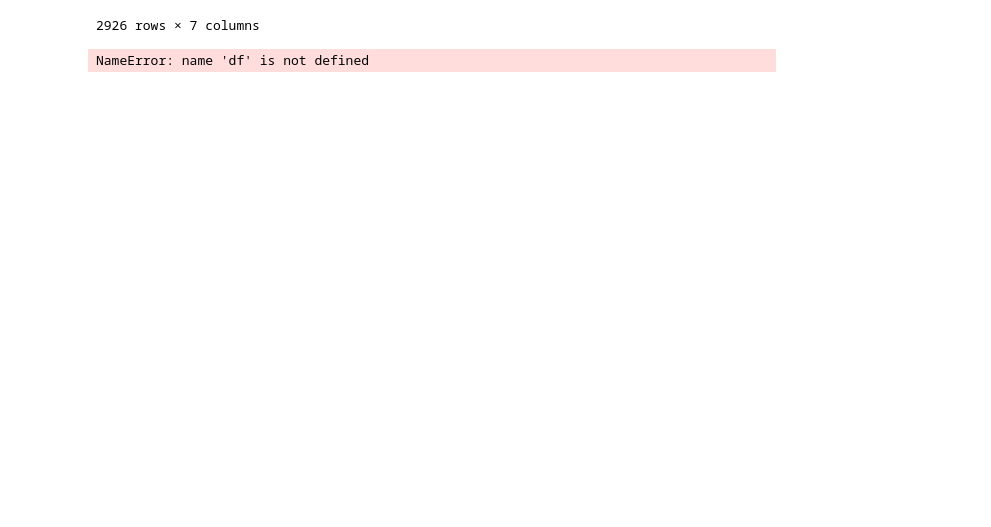
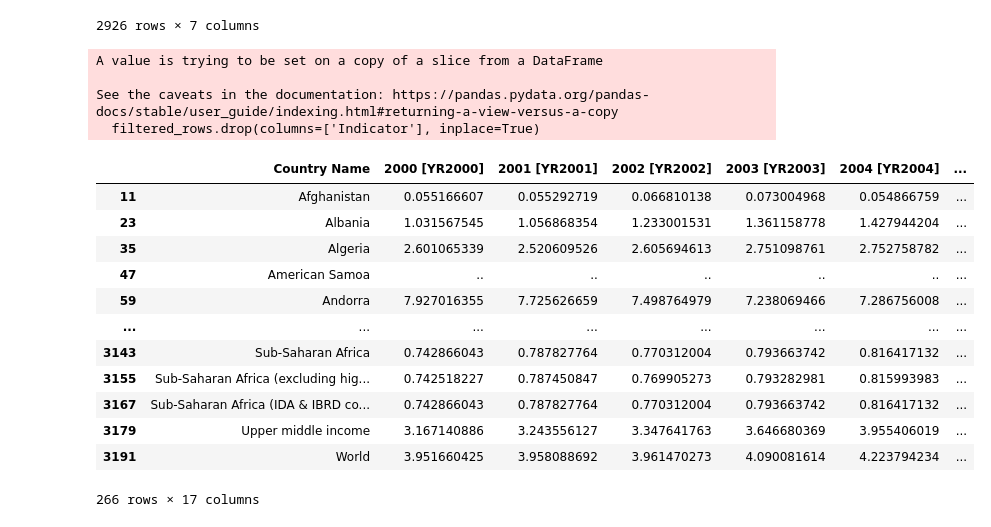
Before and after one commit to samratabduljalil/mL-olympiad2024, a Jupyter notebook: ml-co2.ipynb, the cells around one changed output. Drawn from its saved outputs; the diff is of its cells as text; code cells hidden in the pictures; blank space fills up the shorter version.

```diff
--- a/ml-co2.ipynb
+++ b/ml-co2.ipynb
@@ -103,8 +103,28 @@ Test
 | 2924 | World | Population growth (annual %) | 1.169192826 | 1.148487859 | 1.107764917 | 1.062656817 | 1.013088435 |
 | 2925 | World | GDP per capita (current US$) | 10215.58544 | 10754.92975 | 11297.4524 | 11338.15032 | 10902.23731 |
 2926 rows × 7 columns
-# %%
-specific_string = 'apple'
-filtered_rows = df[df['A'] == specific_string]
-# %% [output]
-NameError: name 'df' is not defined
+# %%
+specific_string = 'CO2 emissions (metric tons per capita)'
+filtered_rows = Train[Train['Indicator'] == specific_string]
+# %%
+
+filtered_rows.drop(columns=['Indicator'], inplace=True)
+filtered_rows
+# %% [output]
+A value is trying to be set on a copy of a slice from a DataFrame
+
+See the caveats in the documentation: https://pandas.pydata.org/pandas-docs/stable/user_guide/indexing.html#returning-a-view-versus-a-copy
+  filtered_rows.drop(columns=['Indicator'], inplace=True)
+|  | Country Name | 2000 [YR2000] | 2001 [YR2001] | 2002 [YR2002] | 2003 [YR2003] | 2004 [YR2004] | ... |
+| 11 | Afghanistan | 0.055166607 | 0.055292719 | 0.066810138 | 0.073004968 | 0.054866759 | ... |
+| 23 | Albania | 1.031567545 | 1.056868354 | 1.233001531 | 1.361158778 | 1.427944204 | ... |
+| 35 | Algeria | 2.601065339 | 2.520609526 | 2.605694613 | 2.751098761 | 2.752758782 | ... |
+| 47 | American Samoa | .. | .. | .. | .. | .. | ... |
+| 59 | Andorra | 7.927016355 | 7.725626659 | 7.498764979 | 7.238069466 | 7.286756008 | ... |
+| ... | ... | ... | ... | ... | ... | ... | ... |
+| 3143 | Sub-Saharan Africa | 0.742866043 | 0.787827764 | 0.770312004 | 0.793663742 | 0.816417132 | ... |
+| 3155 | Sub-Saharan Africa (excluding hig... | 0.742518227 | 0.787450847 | 0.769905273 | 0.793282981 | 0.815993983 | ... |
+| 3167 | Sub-Saharan Africa (IDA & IBRD co... | 0.742866043 | 0.787827764 | 0.770312004 | 0.793663742 | 0.816417132 | ... |
+| 3179 | Upper middle income | 3.167140886 | 3.243556127 | 3.347641763 | 3.646680369 | 3.955406019 | ... |
+| 3191 | World | 3.951660425 | 3.958088692 | 3.961470273 | 4.090081614 | 4.223794234 | ... |
+266 rows × 17 columns
```
Also changed, not shown: parts of 11 cells of this notebook.
